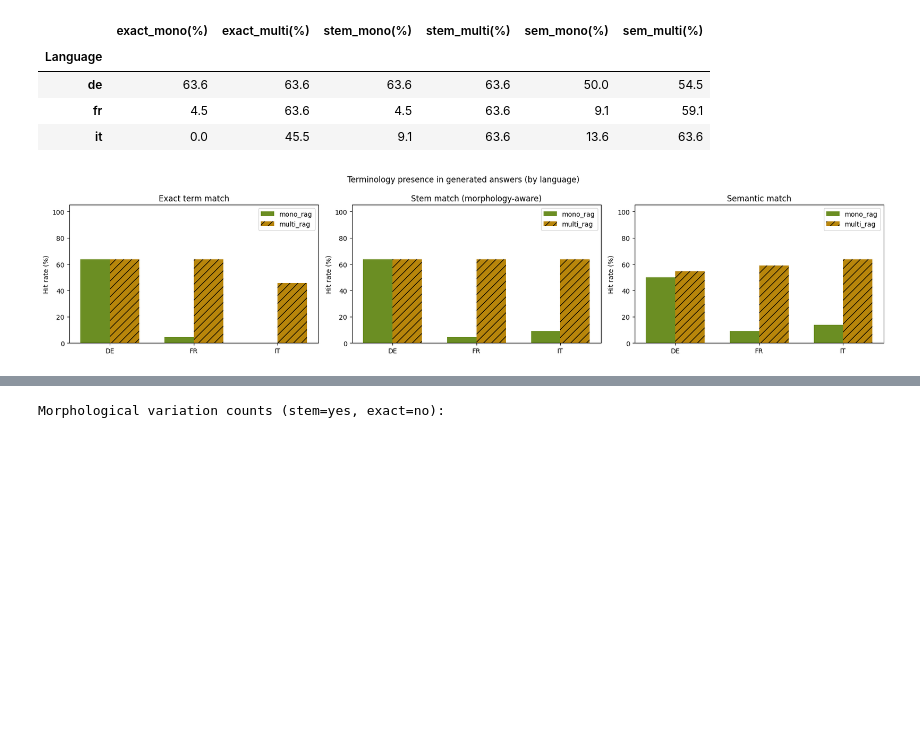
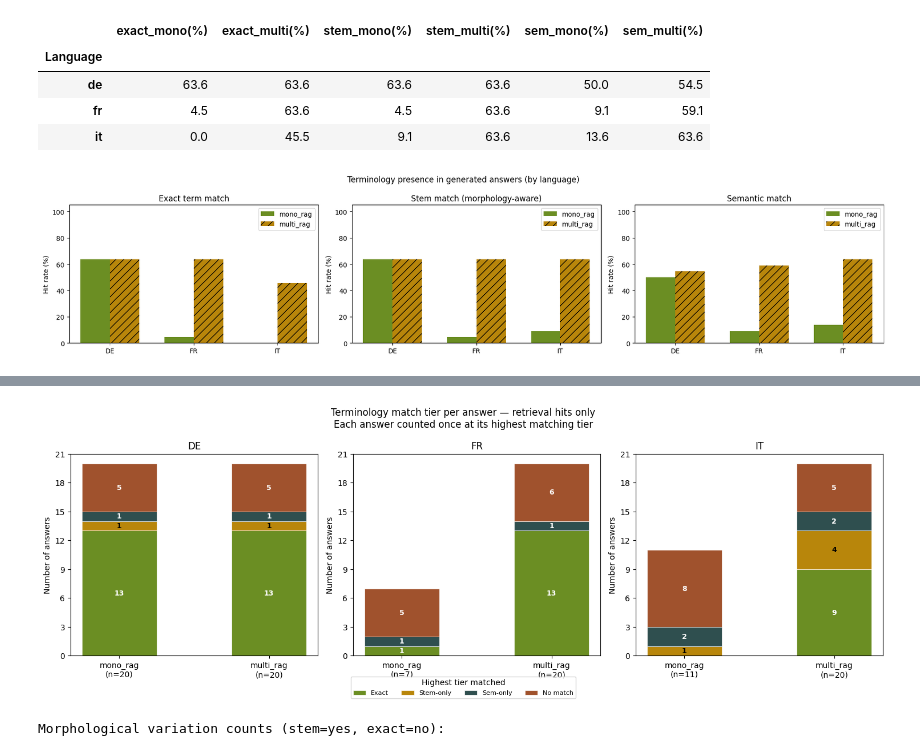
Before and after one commit to WpnSta/CAS_Project_tRAG, a Jupyter notebook: notebooks/05_QA_evaluation.ipynb, the cells around one changed output, grey strips where cells are left out. Saved outputs shown, nothing was run; the diff lists cells and outputs as text; code cells hidden in the pictures; blank space fills up the shorter version.

```diff
--- a/notebooks/05_QA_evaluation.ipynb
+++ b/notebooks/05_QA_evaluation.ipynb
@@ -746,3 +844,94 @@ else:
+# %%
+# Chart: match-tier breakdown — retrieval hits only
+
+if not RUN_TERMINOLOGY:
+    print("RUN_TERMINOLOGY is False — skipping.")
+else:
+    # Load data: prefer in-memory df_t, fall back to saved results CSV
+    try:
+        _df_th = df_t.copy()
+    except NameError:
+        if not RESULTS_EXPORT.exists():
+            raise FileNotFoundError(
+                f"{RESULTS_EXPORT} not found — run the terminology cell or Section 5 export first."
+            )
+        _df_th = pd.read_csv(RESULTS_EXPORT)
+        print(f"Loaded terminology results from {RESULTS_EXPORT}")
+
+    for col in ["exact_mono", "exact_multi", "stem_mono", "stem_multi"]:
+        _df_th[col] = _df_th[col].astype(bool)
+    for col in ["sem_mono", "sem_multi"]:
+        _df_th[col] = pd.to_numeric(_df_th[col], errors="coerce").fillna(0).astype(bool)
+
+    def _tier_counts_hits(df_sub, suffix):
+        exact = df_sub[f"exact_{suffix}"].astype(bool)
+        stem  = df_sub[f"stem_{suffix}"].astype(bool)
+        sem   = pd.to_numeric(df_sub[f"sem_{suffix}"], errors="coerce").fillna(0).astype(bool)
+        counts = {
+            "Exact":     int(exact.sum()),
+            "Stem-only": int((stem & ~exact).sum()),
+            "Sem-only":  int((sem & ~stem & ~exact).sum()),
+            "No match":  int((~exact & ~stem & ~sem).sum()),
+        }
+        assert sum(counts.values()) == len(df_sub), \
+            f"Tier counts sum to {sum(counts.values())}, expected {len(df_sub)}"
+        return counts
+
+    TIERS      = ["Exact", "Stem-only", "Sem-only", "No match"]
+    COLORS     = ["olivedrab", "darkgoldenrod", "darkslategray", "sienna"]
+    TXT_COLORS = ["white", "black", "white", "white"]
+
+    langs = sorted(_df_th["Language"].unique())
+    fig, axes = plt.subplots(1, len(langs), figsize=(5 * len(langs), 5))
+    if len(langs) == 1:
+        axes = [axes]
+
+    bar_x = np.array([0, 1])
+    bar_w = 0.5
+    legend_handles = []
+
+    for ax, lang in zip(axes, langs):
+        mono_lang  = _df_th[(_df_th["Language"] == lang) & (_df_th["hit_mono"]  == True)]
+        multi_lang = _df_th[(_df_th["Language"] == lang) & (_df_th["hit_multi"] == True)]
+        n_mono  = len(mono_lang)
+        n_multi = len(multi_lang)
+        mono_c  = _tier_counts_hits(mono_lang,  "mono")
+        multi_c = _tier_counts_hits(multi_lang, "multi")
+        n_max   = max(n_mono, n_multi)
+
+        bottoms = np.zeros(2)
+        for tier, color, tc in zip(TIERS, COLORS, TXT_COLORS):
+            vals = np.array([mono_c[tier], multi_c[tier]])
+            bars = ax.bar(bar_x, vals, bottom=bottoms, color=color,
+                          label=tier, width=bar_w, edgecolor="white", linewidth=0.5)
+            if ax is axes[0]:
+                legend_handles.append(bars[0])
+            for bar, v in zip(bars, vals):
+                if v >= 1:
+                    yc = bar.get_y() + bar.get_height() / 2
+                    ax.text(bar.get_x() + bar.get_width() / 2, yc,
+                            str(v), ha="center", va="center",
+                            fontsize=9, color=tc, fontweight="bold")
+            bottoms += vals
+
+        ax.set_xticks(bar_x)
+        ax.set_xticklabels([f"mono_rag\n(n={n_mono})", f"multi_rag\n(n={n_multi})"])
+        ax.set_title(f"{lang.upper()}")
+        ax.set_ylabel("Number of answers")
+        ax.set_ylim(0, n_max + 1)
+        ax.yaxis.set_major_locator(plt.MaxNLocator(integer=True))
+
+    fig.legend(legend_handles, TIERS, loc="lower center", ncol=4,
+               fontsize=8, title="Highest tier matched",
+               bbox_to_anchor=(0.5, -0.05))
+    plt.suptitle(
+        "Terminology match tier per answer — retrieval hits only\n"
+        "Each answer counted once at its highest matching tier"
+    )
+    plt.tight_layout()
+    plt.show()
+# %% [output]
+[figure, added]
 # %%
 # Gap analysis using stem match as the linguistically appropriate baseline.
 #
```
Also changed, not shown: parts of 7 cells of this notebook.
